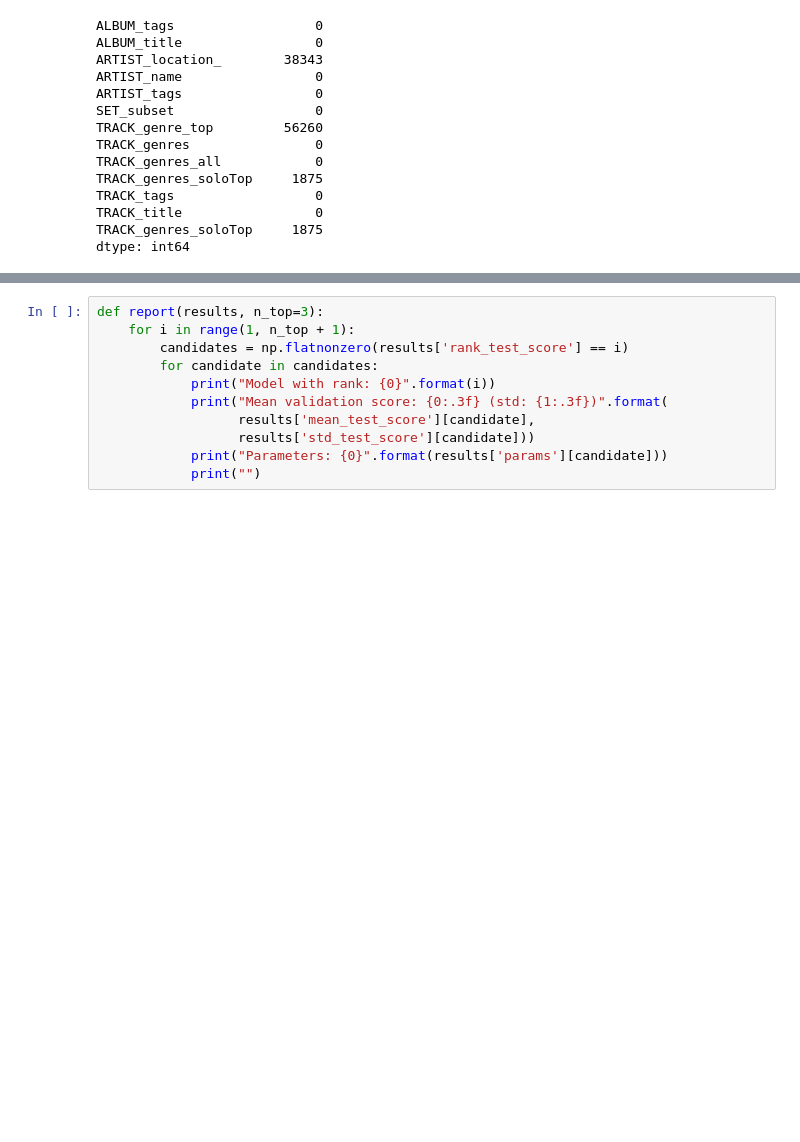
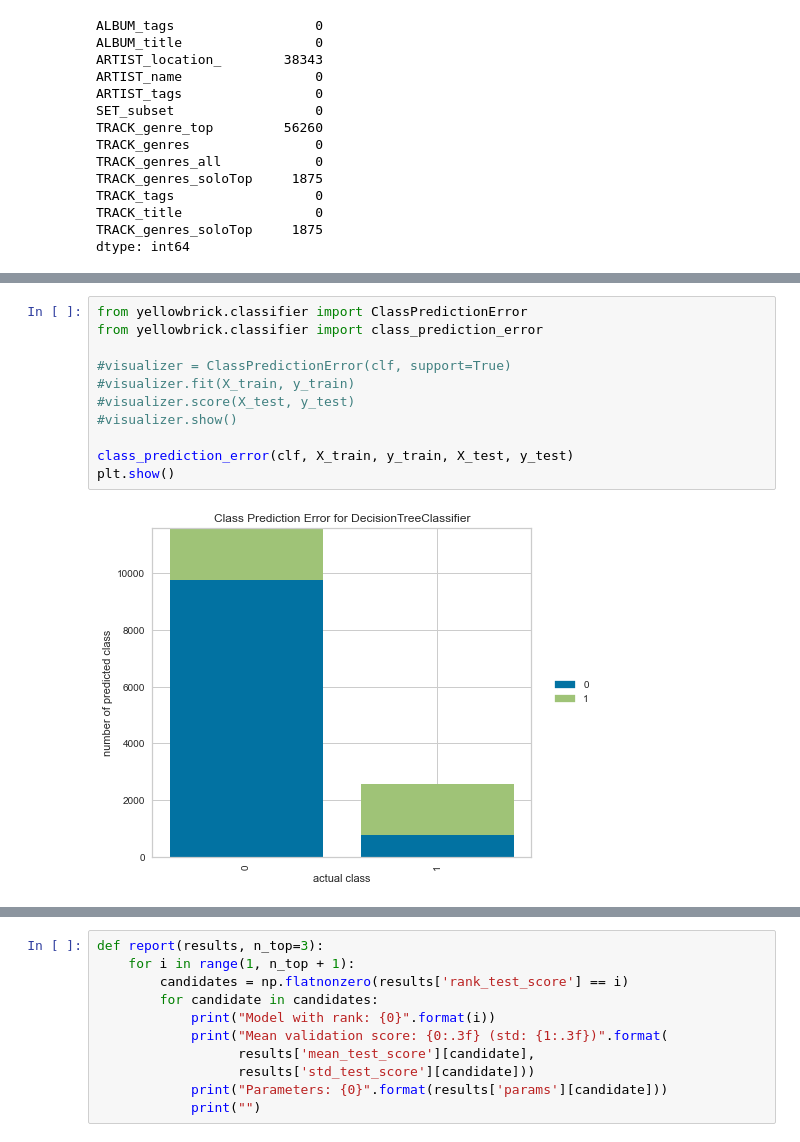
Before and after one commit to cri98li/Data-Mining-2-Project-ts-classification, a Jupyter notebook: Fase 1.2.ipynb, the cells around one changed output, grey strips where cells are left out. Drawn from its saved outputs; the diff is of its cells as text; blank space fills up the shorter version.

```diff
--- a/Fase 1.2.ipynb
+++ b/Fase 1.2.ipynb
@@ -253,0 +257,13 @@ F1-score [0.         0.54892601 0.1369863  0.         0.50657374 0.59502398
+# %%
+from yellowbrick.classifier import ClassPredictionError
+from yellowbrick.classifier import class_prediction_error
+
+#visualizer = ClassPredictionError(clf, support=True)
+#visualizer.fit(X_train, y_train)
+#visualizer.score(X_test, y_test)
+#visualizer.show()
+
+class_prediction_error(clf, X_train, y_train, X_test, y_test)
+plt.show()
+# %% [output]
+[figure, added]
```
Also changed, not shown: parts of 21 cells of this notebook.
